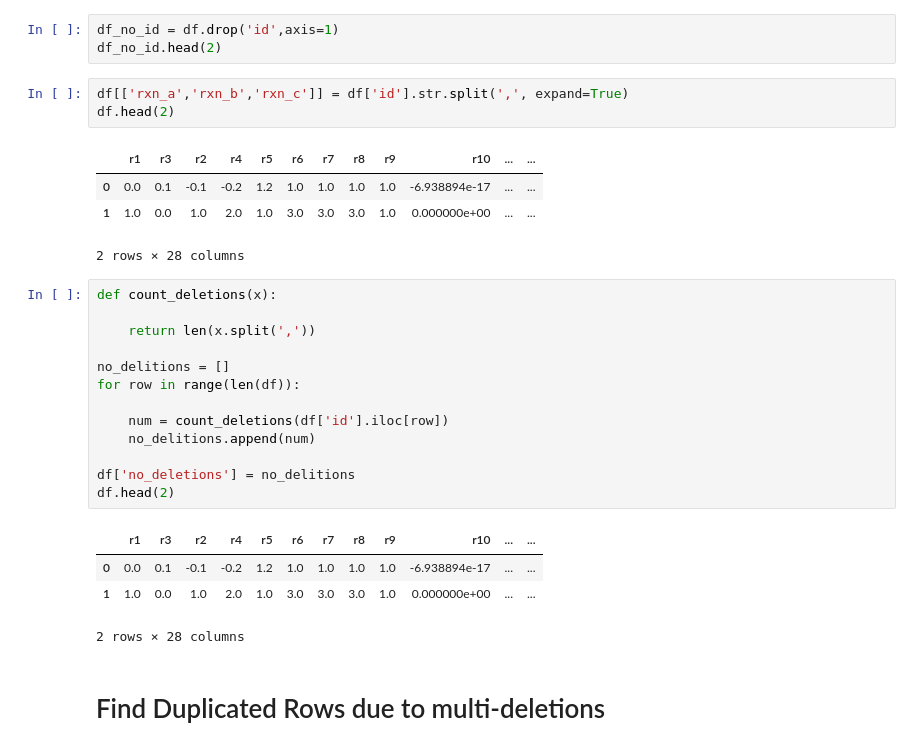
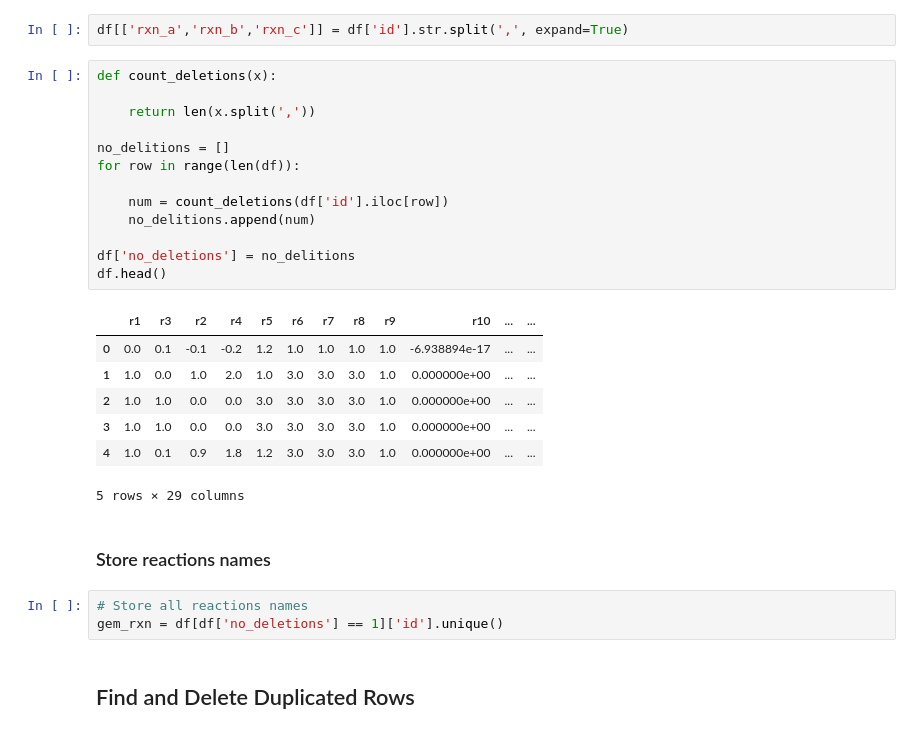
Before and after one commit to costasmexis/phd, a Jupyter notebook: gem_reduction/study_dataset.ipynb, the cells around one changed output. Saved outputs shown, nothing was run; the diff lists cells and outputs as text.

```diff
--- a/gem_reduction/study_dataset.ipynb
+++ b/gem_reduction/study_dataset.ipynb
@@ -21,31 +9,30 @@ df
-# %%
-df_no_id = df.drop('id',axis=1)
-df_no_id.head(2)
 # %%
 df[['rxn_a','rxn_b','rxn_c']] = df['id'].str.split(',', expand=True)
-df.head(2)
-# %% [output]
-|  | r1 | r3 | r2 | r4 | r5 | r6 | r7 | r8 | r9 | r10 | ... | ... |
-| 0 | 0.0 | 0.1 | -0.1 | -0.2 | 1.2 | 1.0 | 1.0 | 1.0 | 1.0 | -6.938894e-17 | ... | ... |
-| 1 | 1.0 | 0.0 | 1.0 | 2.0 | 1.0 | 3.0 | 3.0 | 3.0 | 1.0 | 0.000000e+00 | ... | ... |
-2 rows × 28 columns
 # %%
 def count_deletions(x):
 
     return len(x.split(','))
 
 no_delitions = []
 for row in range(len(df)):
 
     num = count_deletions(df['id'].iloc[row])
     no_delitions.append(num)
 
 df['no_deletions'] = no_delitions
-df.head(2)
+df.head()
 # %% [output]
 |  | r1 | r3 | r2 | r4 | r5 | r6 | r7 | r8 | r9 | r10 | ... | ... |
 | 0 | 0.0 | 0.1 | -0.1 | -0.2 | 1.2 | 1.0 | 1.0 | 1.0 | 1.0 | -6.938894e-17 | ... | ... |
 | 1 | 1.0 | 0.0 | 1.0 | 2.0 | 1.0 | 3.0 | 3.0 | 3.0 | 1.0 | 0.000000e+00 | ... | ... |
+| 2 | 1.0 | 1.0 | 0.0 | 0.0 | 3.0 | 3.0 | 3.0 | 3.0 | 1.0 | 0.000000e+00 | ... | ... |
+| 3 | 1.0 | 1.0 | 0.0 | 0.0 | 3.0 | 3.0 | 3.0 | 3.0 | 1.0 | 0.000000e+00 | ... | ... |
+| 4 | 1.0 | 0.1 | 0.9 | 1.8 | 1.2 | 3.0 | 3.0 | 3.0 | 1.0 | 0.000000e+00 | ... | ... |
-2 rows × 28 columns
+5 rows × 29 columns
+# %% [markdown]
+### Store reactions names
+# %%
+# Store all reactions names
+gem_rxn = df[df['no_deletions'] == 1]['id'].unique()
 # %% [markdown]
-# Find Duplicated Rows due to multi-deletions
+## Find and Delete Duplicated Rows
```
Also changed, not shown: parts of 29 cells of this notebook, 2 other files.
